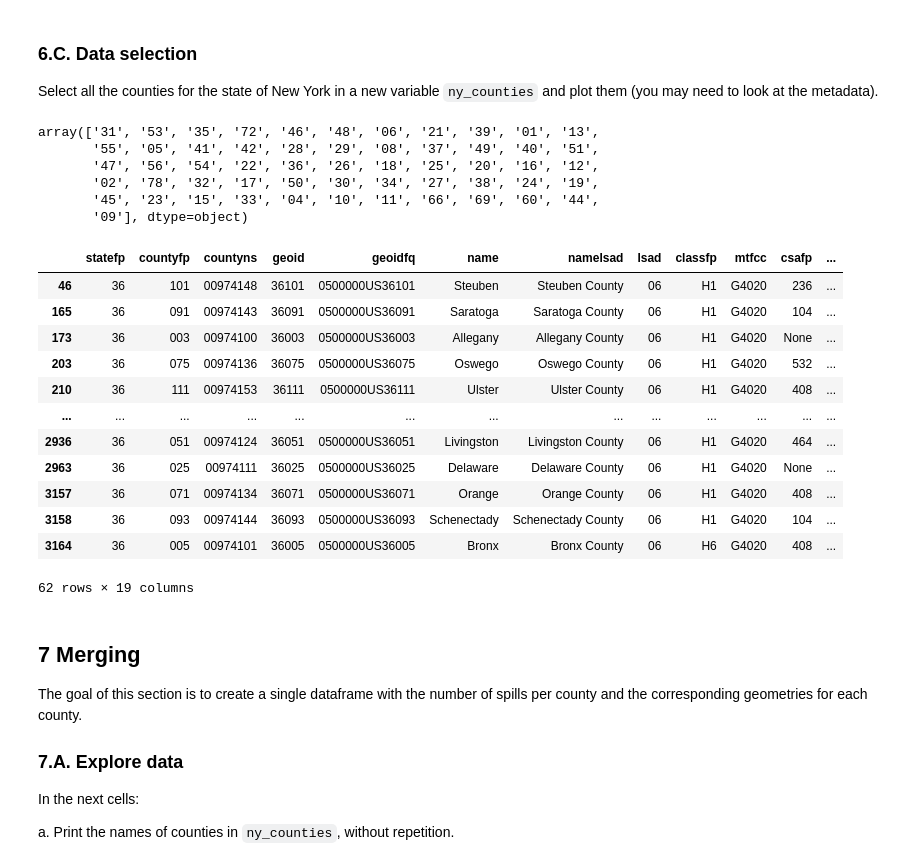
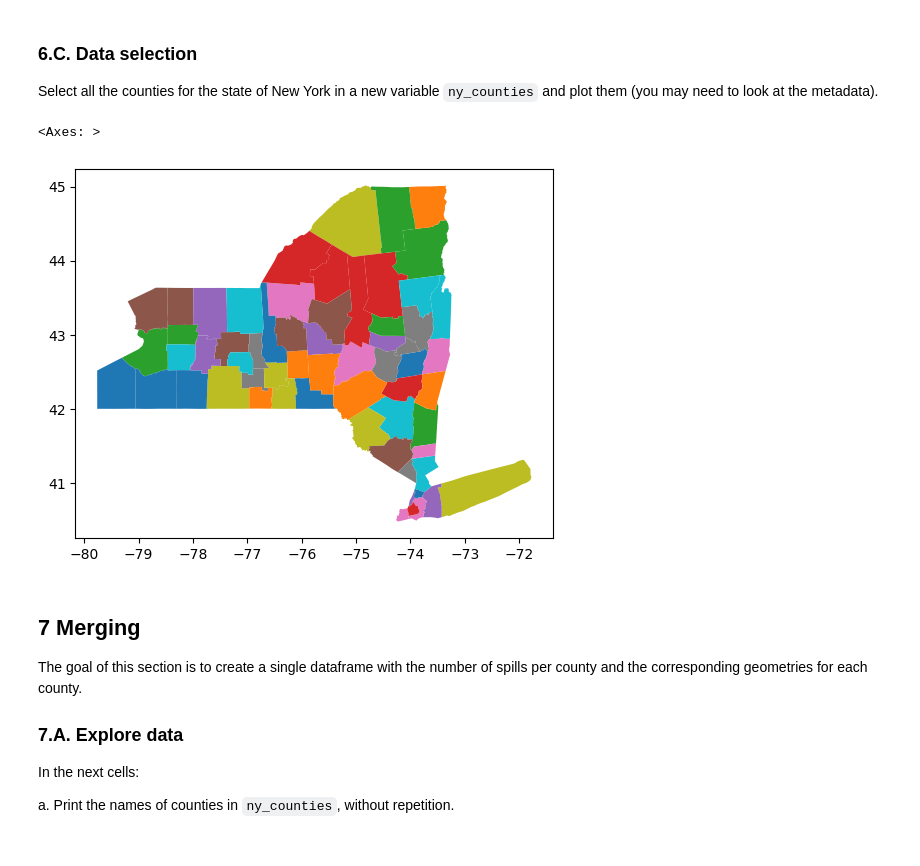
Before and after one commit to NatBonnet/eds220-hwk3, a Jupyter notebook: hwk3-task1-spills.ipynb, the cells around one changed output. Drawn from its saved outputs; the diff is of its cells as text; code cells hidden in the pictures.

```diff
--- a/hwk3-task1-spills.ipynb
+++ b/hwk3-task1-spills.ipynb
@@ -370,32 +370,15 @@ counties.columns = counties.columns.str.lower().str.strip()
 ### 6.C. Data selection
 
 Select all the counties for the state of New York in a new variable `ny_counties` and plot them (you may need to look at the metadata).
-# %%
-counties.statefp.unique()
-# %% [output]
-array(['31', '53', '35', '72', '46', '48', '06', '21', '39', '01', '13',
-       '55', '05', '41', '42', '28', '29', '08', '37', '49', '40', '51',
-       '47', '56', '54', '22', '36', '26', '18', '25', '20', '16', '12',
-       '02', '78', '32', '17', '50', '30', '34', '27', '38', '24', '19',
-       '45', '23', '15', '33', '04', '10', '11', '66', '69', '60', '44',
-       '09'], dtype=object)
 # %%
+# Selexting only counties from state code 36 (New York)
 ny_counties = counties[counties["statefp"] == "36"]
-ny_counties
+
+# Visualize extent and counties data from New York
+ny_counties.plot(column="name")
 # %% [output]
-|  | statefp | countyfp | countyns | geoid | geoidfq | name | namelsad | lsad | classfp | mtfcc | csafp | ... |
-| 46 | 36 | 101 | 00974148 | 36101 | 0500000US36101 | Steuben | Steuben County | 06 | H1 | G4020 | 236 | ... |
-| 165 | 36 | 091 | 00974143 | 36091 | 0500000US36091 | Saratoga | Saratoga County | 06 | H1 | G4020 | 104 | ... |
-| 173 | 36 | 003 | 00974100 | 36003 | 0500000US36003 | Allegany | Allegany County | 06 | H1 | G4020 | None | ... |
-| 203 | 36 | 075 | 00974136 | 36075 | 0500000US36075 | Oswego | Oswego County | 06 | H1 | G4020 | 532 | ... |
-| 210 | 36 | 111 | 00974153 | 36111 | 0500000US36111 | Ulster | Ulster County | 06 | H1 | G4020 | 408 | ... |
-| ... | ... | ... | ... | ... | ... | ... | ... | ... | ... | ... | ... | ... |
-| 2936 | 36 | 051 | 00974124 | 36051 | 0500000US36051 | Livingston | Livingston County | 06 | H1 | G4020 | 464 | ... |
-| 2963 | 36 | 025 | 00974111 | 36025 | 0500000US36025 | Delaware | Delaware County | 06 | H1 | G4020 | None | ... |
-| 3157 | 36 | 071 | 00974134 | 36071 | 0500000US36071 | Orange | Orange County | 06 | H1 | G4020 | 408 | ... |
-| 3158 | 36 | 093 | 00974144 | 36093 | 0500000US36093 | Schenectady | Schenectady County | 06 | H1 | G4020 | 104 | ... |
-| 3164 | 36 | 005 | 00974101 | 36005 | 0500000US36005 | Bronx | Bronx County | 06 | H6 | G4020 | 408 | ... |
-62 rows × 19 columns
+<Axes: >
+[figure, added]
 # %% [markdown]
 <!-- END QUESTION -->
 
```
Also changed, not shown: parts of 8 cells of this notebook, 1 other file.
